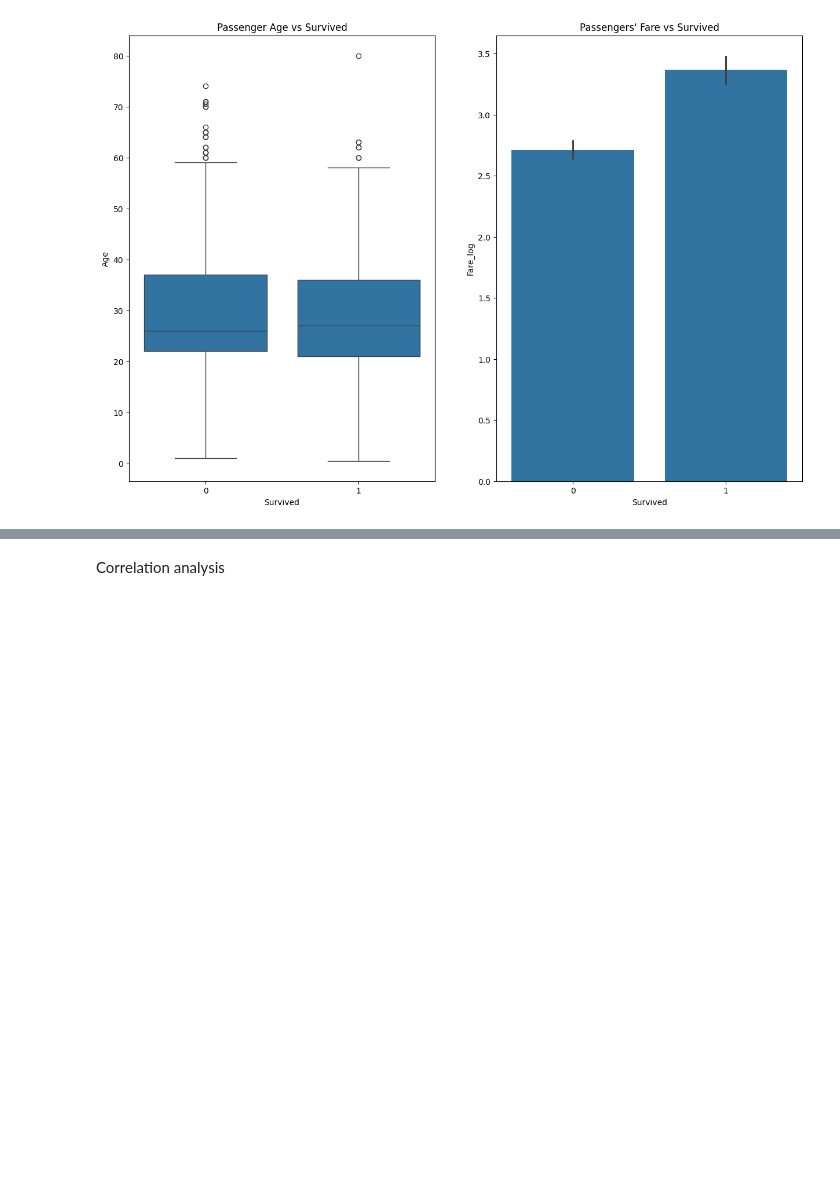
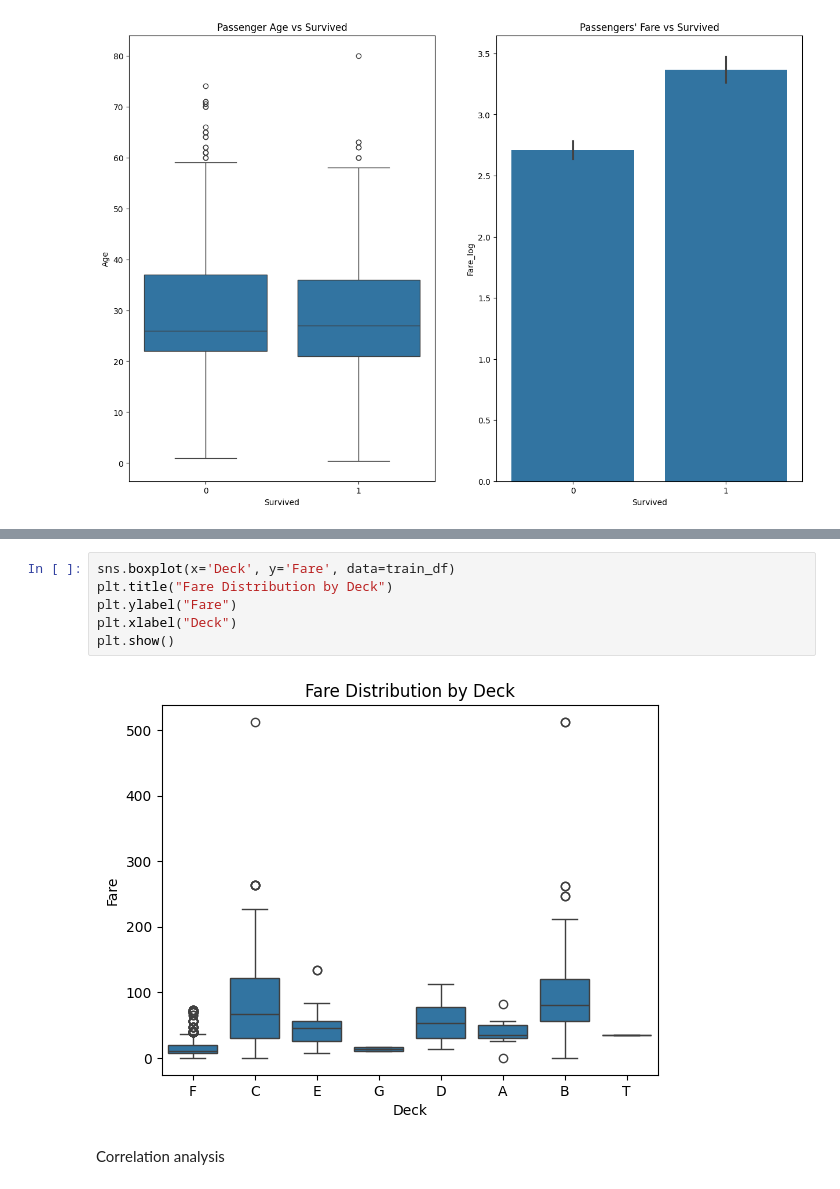
Before and after one commit to Pandey23000Om/titanic-ml-deployment, a Jupyter notebook: notebook/EDA-3.ipynb, the cells around one changed output, grey strips where cells are left out. Cells and saved outputs as stored; diff of their text form; blank space fills up the shorter version.

```diff
--- a/notebook/EDA-3.ipynb
+++ b/notebook/EDA-3.ipynb
@@ -218,3 +235,11 @@ Text(0.5, 1.0, "Passengers' Fare vs Survived")
+# %%
+sns.boxplot(x='Deck', y='Fare', data=train_df)
+plt.title("Fare Distribution by Deck")
+plt.ylabel("Fare")
+plt.xlabel("Deck")
+plt.show()
+# %% [output]
+[figure, added]
 # %% [markdown]
 Correlation analysis
 # %%
```
Also changed, not shown: parts of 20 cells of this notebook.
